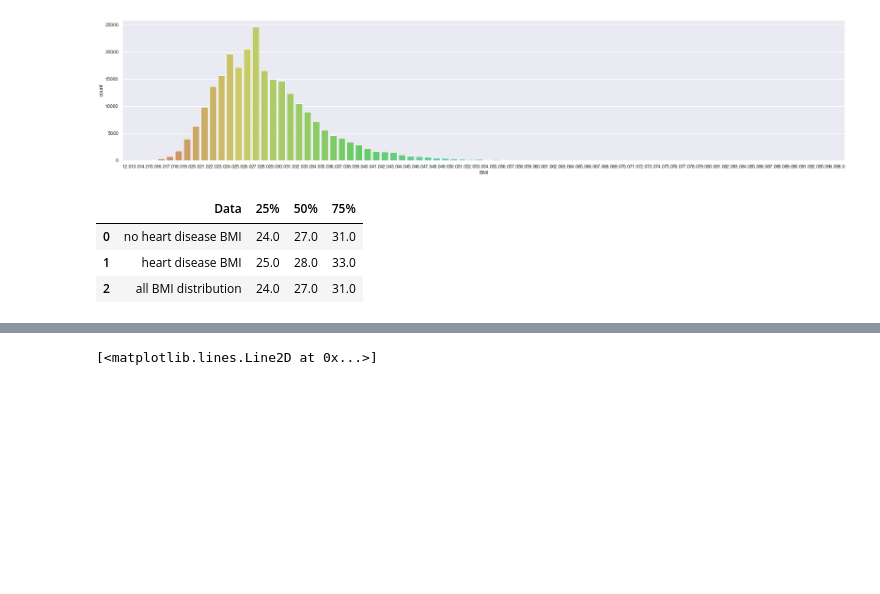
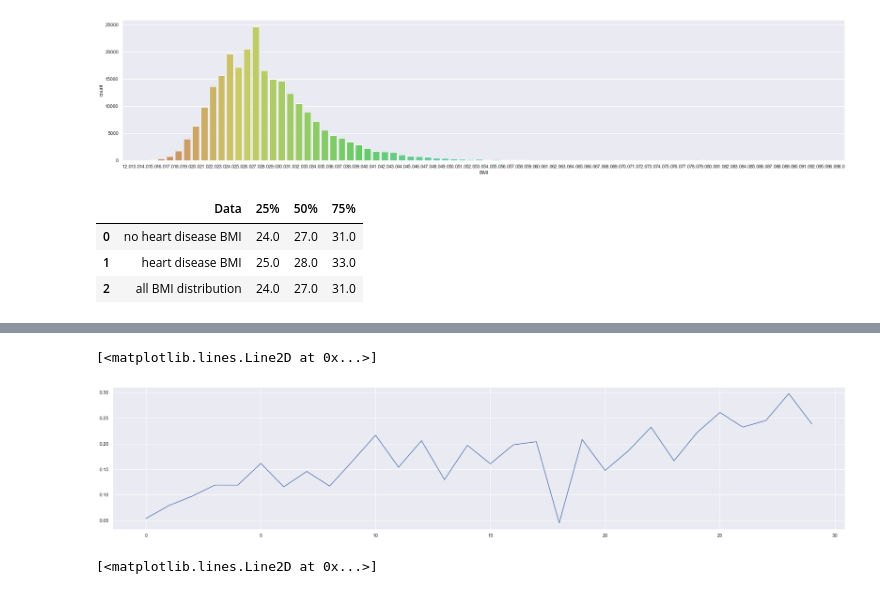
Before and after one commit to LouiseLi7/STA160-group-project, a Jupyter notebook: Midterm Project - STA 160 (Feature Selection Version).ipynb, the cells around one changed output, grey strips where cells are left out. Drawn from its saved outputs; the diff is of its cells as text; code cells hidden in the pictures; blank space fills up the shorter version.

```diff
--- a/Midterm Project - STA 160 (Feature Selection Version).ipynb
+++ b/Midterm Project - STA 160 (Feature Selection Version).ipynb
@@ -107,0 +238,10 @@ BMI_h_d_quantile
+# %%
+# General health ratio plot
+ph_ratio = []
+for i in range(1,31):
+    value = sum(hd_data[hd_data['HeartDiseaseorAttack']==1]['PhysHlth']==i)/sum(hd_data['PhysHlth']==i)
+    ph_ratio.append(value)
+plt.plot(ph_ratio)
+# %% [output]
+[<matplotlib.lines.Line2D at 0x...>]
+[figure, added]
```
Also changed, not shown: parts of 24 cells of this notebook.
